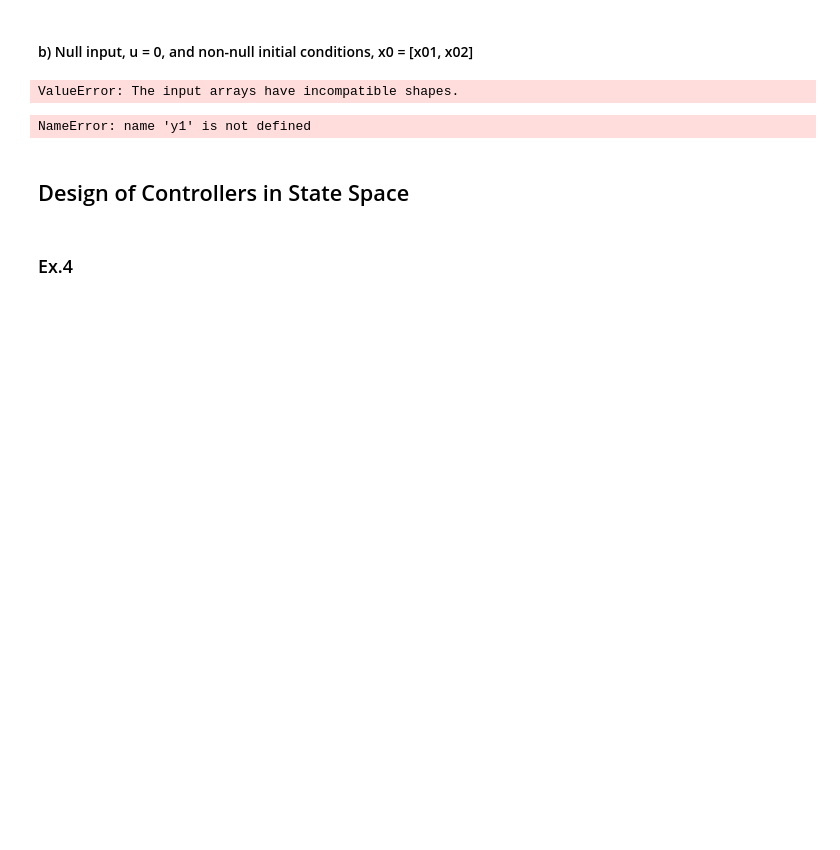
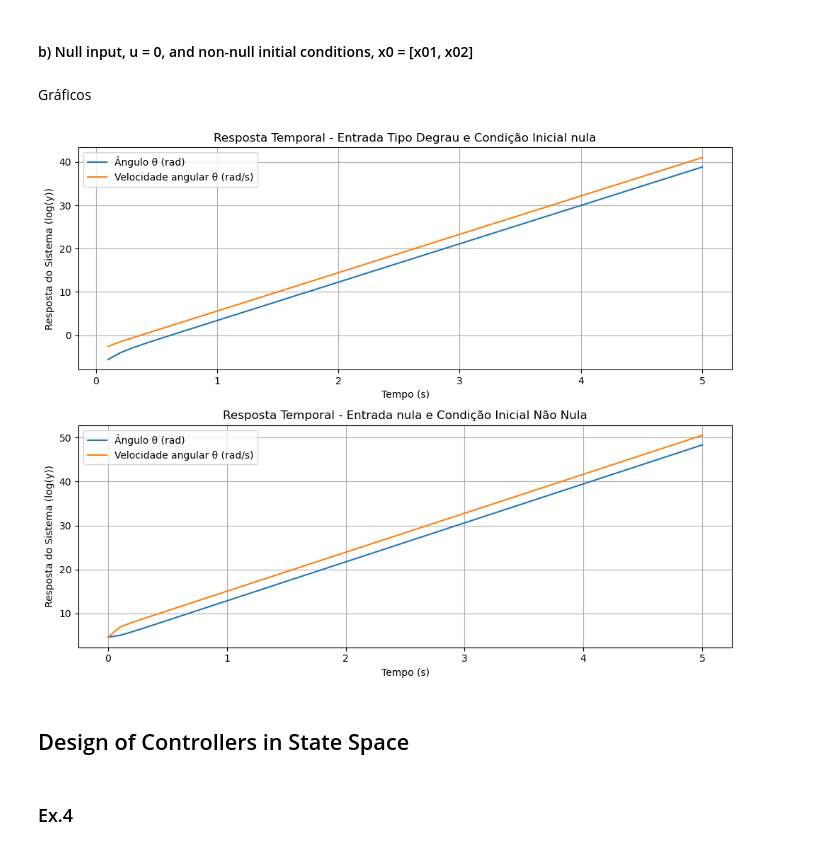
Before and after one commit to mariana-das-neves/sistemas_dinamicos_e_controlo, a Jupyter notebook: Projeto SDC.ipynb, the cells around one changed output. Drawn from its saved outputs; the diff is of its cells as text; code cells hidden in the pictures; blank space fills up the shorter version.

```diff
--- a/Projeto SDC.ipynb
+++ b/Projeto SDC.ipynb
@@ -205,4 +205,9 @@ print("Controller: ",K)
 Controller:  [1.31008341 0.        ]
 # %% [markdown]
 ## Ex.3
+# %%
+# Sistema no formato lti (linear time-invariant)
+sys = lti(A, B, C, D)
+
+time = np.linspace(0, 5, 50)  # tempo de simulação
 # %% [markdown]
@@ -210,36 +215,47 @@ Controller:  [1.31008341 0.        ]
+# %%
+# Resposta temporal - Condição inicial nula e entrada tipo degrau
+u_step = np.ones_like(time) * 1e-2  # degrau de magnitude 10^-2 (eu não sei se aqui ele quer só a constante ou vários degraus)
+x0_zero = [0, 0]  # condição inicial nula
+
+# Simulação para entrada tipo degrau
+_, y_step, _ = lsim(sys, U=u_step, T=time, X0=x0_zero)
 # %% [markdown]
 #### b) Null input, u = 0, and non-null initial conditions, x0 = [x01, x02]
-# %%
-# Time Response
-t = np.linspace(0, 1, 50)
-u = 10**-2 * np.ones_like(t)  # Input matrix
-x0 = [0, 0]                  # Initial conditions
-D = np.zeros((1, 1))
-system = StateSpace(A, B, C, D)
-
-# Simulate the system
-time, y1, x = lsim(system, u, t, x0)
-
-t = np.linspace(0, 1, 50)
-u = 0 * np.ones_like(t) # transformar u em matriz
-x0 = [0.5, 0.5] # condicoes iniciais
-D = np.zeros((1, 1))
-system = StateSpace(A, B, C, D)
-
-# lsim -> simulate output of a continuous-time linear system
-time, y2, x = lsim(system, u, t, X0=x0)
-# %% [output]
-ValueError: The input arrays have incompatible shapes.
-# %%
-plt.plot(t, y1, label="x0=[0,0], u = 10^-2")
-plt.plot(t, y2, label="x0=[0.5,0.5], u = 0")
-plt.title("Time Response: Step Input (u = 10^-2)")
-plt.xlabel("Time (s)")
-plt.ylabel("Response")
-plt.legend()
-plt.grid()
-# %% [output]
-NameError: name 'y1' is not defined
+# %%
+# Resposta temporal - Condição inicial não nula e entrada nula
+x0_nonzero = [100,100]  # condição inicial não nula
+u_zero = np.zeros_like(time)  # entrada nula
+
+# Simulação para condição inicial não nula
+_, y_initial, _ = lsim(sys, U=u_zero, T=time, X0=x0_nonzero)
+# %% [markdown]
+Gráficos
+# %%
+# Gráficos para análise
+fig, axs = plt.subplots(2, 1, figsize=(10, 8))
+
+# Gráfico para entrada degrau (aqui tirei o primeiro ponto do gráfico porque dá erro pôr 0 no log)
+axs[0].plot(time[1:], np.log(y_step[1:, 0]), label="Ângulo θ (rad)")
+axs[0].plot(time[1:], np.log(y_step[1:, 1]), label="Velocidade angular θ̇ (rad/s)")
+axs[0].set_title("Resposta Temporal - Entrada Tipo Degrau e Condição Inicial nula")
+axs[0].set_xlabel("Tempo (s)")
+axs[0].set_ylabel("Resposta do Sistema (log(y))")
+axs[0].legend()
+axs[0].grid()
+
+# Gráfico para condição inicial não nula
+axs[1].plot(time, np.log(y_initial[:, 0]), label="Ângulo θ (rad)")
+axs[1].plot(time, np.log(y_initial[:, 1]), label="Velocidade angular θ̇ (rad/s)")
+axs[1].set_title("Resposta Temporal - Entrada nula e Condição Inicial Não Nula")
+axs[1].set_xlabel("Tempo (s)")
+axs[1].set_ylabel("Resposta do Sistema (log(y))")
+axs[1].legend()
+axs[1].grid()
+
+plt.tight_layout()
+plt.show()
+# %% [output]
+[figure, added]
 # %% [markdown]
 ## Design of Controllers in State Space
 # %% [markdown]
```
Also changed, not shown: parts of 2 cells of this notebook.
